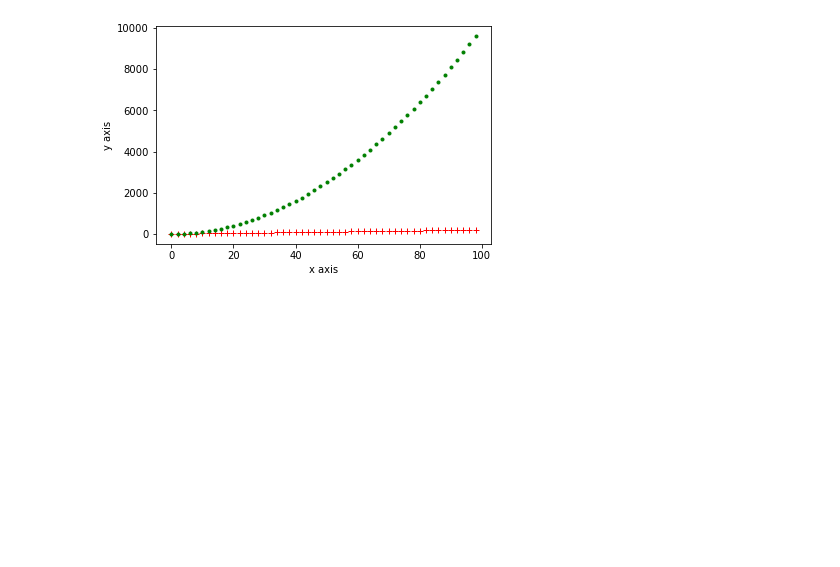
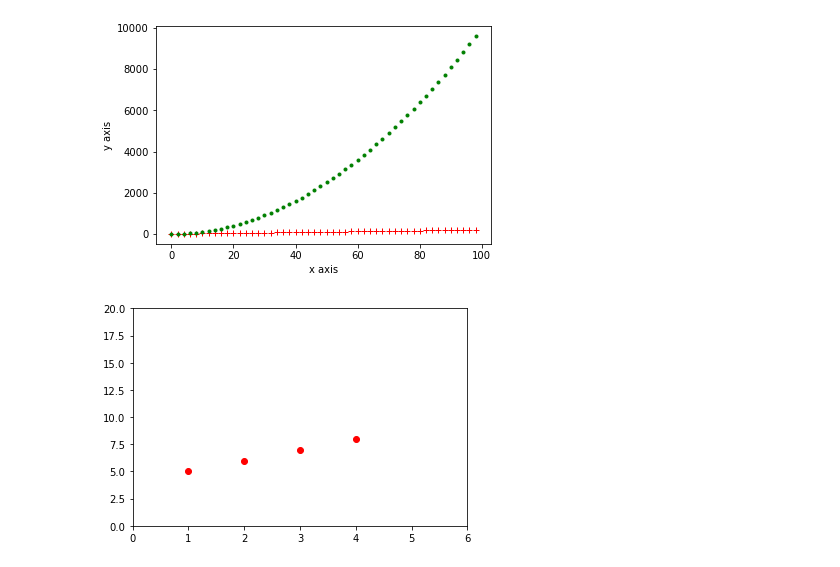
Before and after one commit to Hashininirasha/Python-Modules, a Jupyter notebook: Matplotlib.ipynb, the cells around one changed output. Saved outputs shown, nothing was run; the diff lists cells and outputs as text; code cells hidden in the pictures; blank space fills up the shorter version.

```diff
--- a/Matplotlib.ipynb
+++ b/Matplotlib.ipynb
@@ -44,3 +44,9 @@ plt.savefig('mygraph.png',dpi=300)
 plt.show()
 # %% [output]
 [figure]
+# %%
+plt.plot([1,2,3,4],[5,6,7,8],'ro') # x and its seperate y value #ro - Red circles
+plt.axis([0,6,0,20]) #[xmin,xmax,ymin,ymax]
+plt.show()
+# %% [output]
+[figure, added]
```
Also changed, not shown: parts of 6 cells of this notebook, 2 other files.
